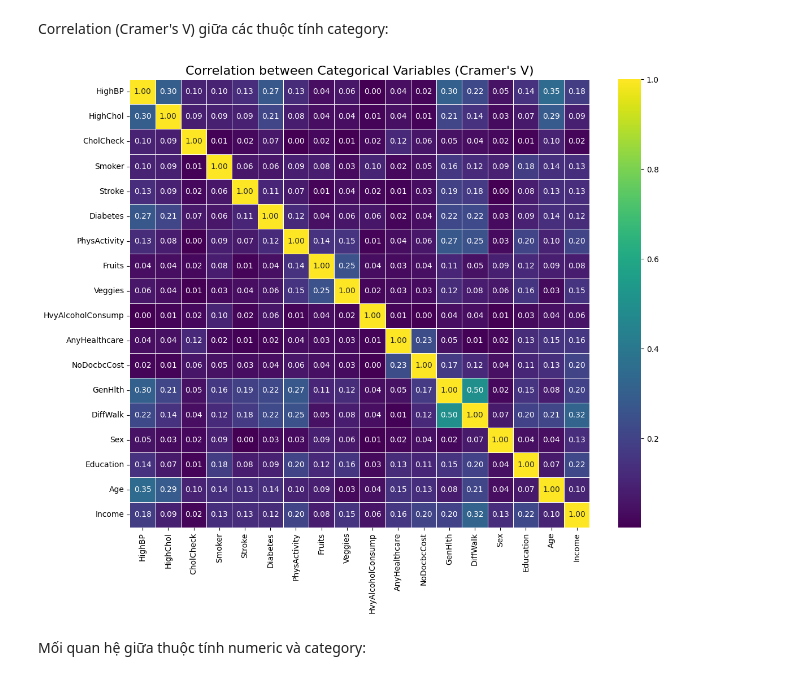
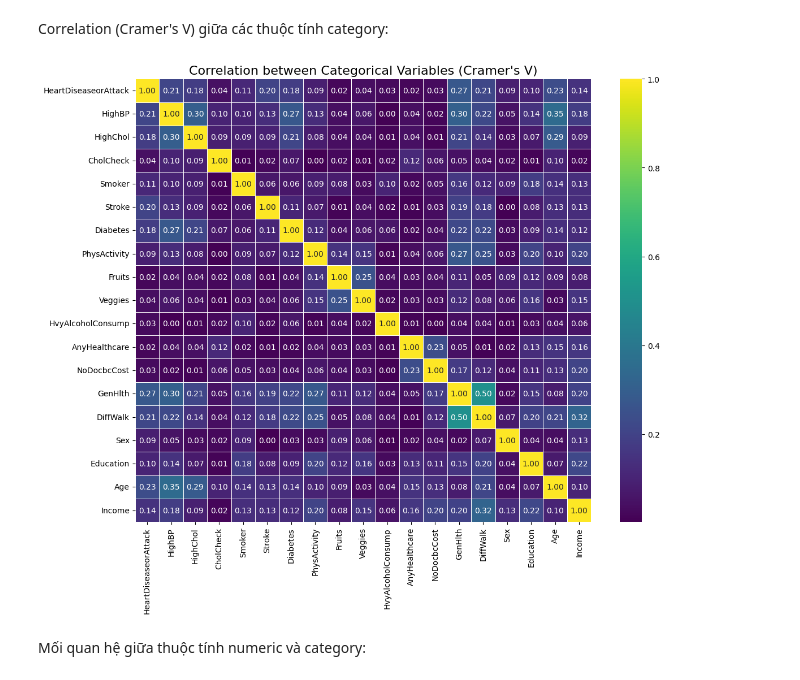
Before and after one commit to Kizza2014/machine_learning, a Jupyter notebook: final_term/eda.ipynb, the cells around one changed output. Cells and saved outputs as stored; diff of their text form; code cells hidden in the pictures.

```diff
--- a/final_term/eda.ipynb
+++ b/final_term/eda.ipynb
@@ -312,35 +312,35 @@ from scipy.stats import chi2_contingency
 
 def cramers_v(x, y):
     confusion_matrix = pd.crosstab(x, y)
     chi2 = chi2_contingency(confusion_matrix)[0]
     n = confusion_matrix.sum().sum()
     phi2 = chi2/n
     r,k = confusion_matrix.shape
     phi2corr = max(0, phi2-((k-1)*(r-1))/(n-1))
     rcorr = r-((r-1)**2)/(n-1)
     kcorr = k-((k-1)**2)/(n-1)
     return np.sqrt(phi2corr/min((kcorr-1), (rcorr-1)))
 
 # Tính ma trận tương quan Cramer's V
-categorical_vars = ['HighBP', 'HighChol', 'CholCheck', 'Smoker', 'Stroke',
+categorical_vars = ['HeartDiseaseorAttack', 'HighBP', 'HighChol', 'CholCheck', 'Smoker', 'Stroke',
                    'Diabetes', 'PhysActivity', 'Fruits', 'Veggies',
                    'HvyAlcoholConsump', 'AnyHealthcare', 'NoDocbcCost',
                    'GenHlth', 'DiffWalk', 'Sex', 'Education', 'Age', 'Income']
 cat_corr = pd.DataFrame(data, columns=categorical_vars)
 
 for i in categorical_vars:
     for j in categorical_vars:
         cat_corr.loc[i, j] = cramers_v(data[i], data[j])
 
 # correlation matrix
 plt.figure(figsize=(12, 10))
 sns.heatmap(cat_corr.loc[categorical_vars, categorical_vars], annot=True, cmap='viridis', fmt=".2f", linewidths=0.5)
 plt.title('Correlation between Categorical Variables (Cramer\'s V)', fontsize=16)
 plt.tight_layout()
 # plt.savefig('figures/categorical_correlation.jpg', dpi=300)
 plt.show()
 # %% [output]
-[figure, old version]
+[figure, new version]
 # %% [markdown]
 Mối quan hệ giữa thuộc tính numeric và category:
 # %%
```
Also changed, not shown: 1 other file.
